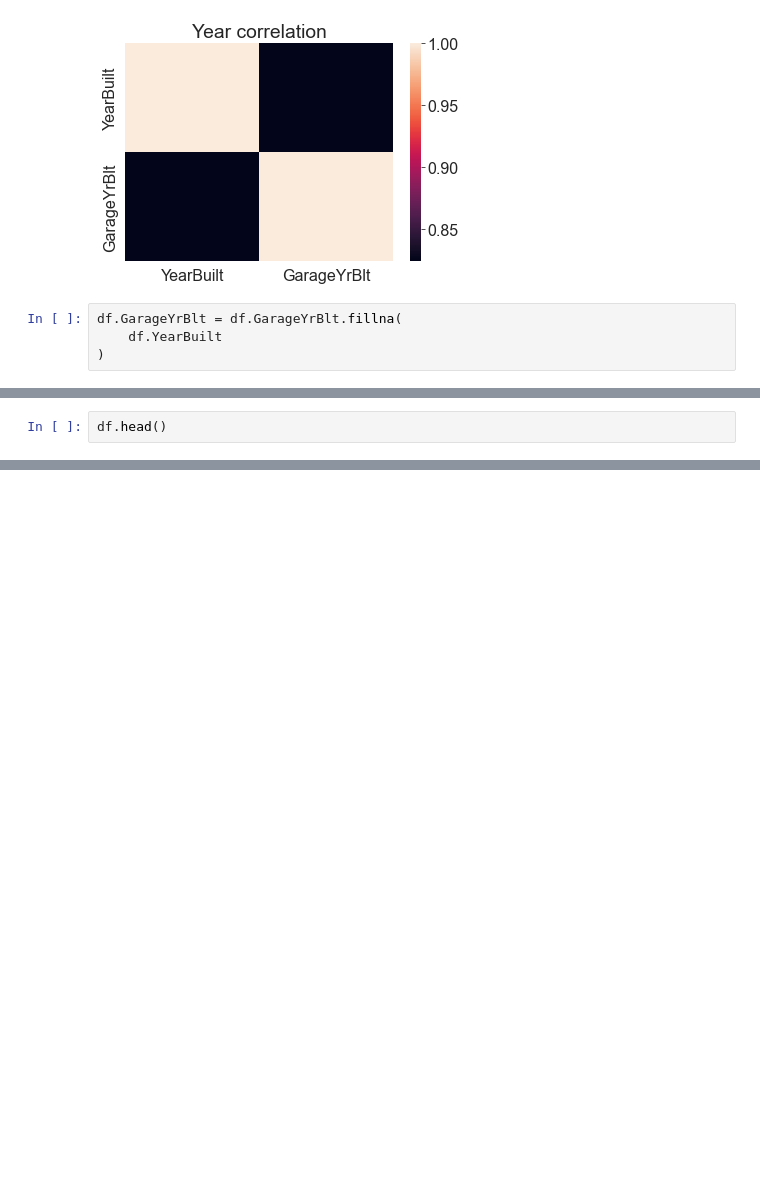
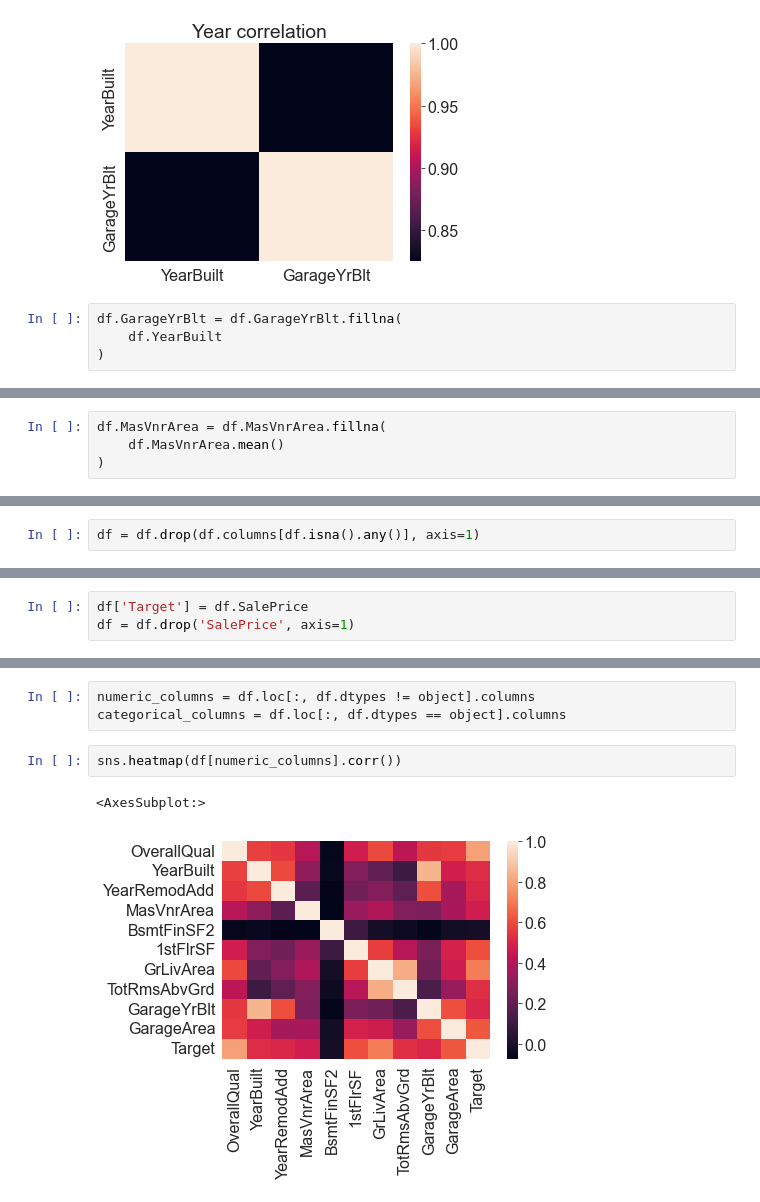
Before and after one commit to GoldenGarr/House-prices-reg, a Jupyter notebook: house_prices.ipynb, the cells around one changed output, grey strips where cells are left out. Cells and saved outputs as stored; diff of their text form; blank space fills up the shorter version.

```diff
--- a/house_prices.ipynb
+++ b/house_prices.ipynb
@@ -202,0 +211,4 @@ df = df.dropna(subset=['MasVnrArea'])
+# %%
+df.MasVnrArea = df.MasVnrArea.fillna(
+    df.MasVnrArea.mean()
+)
@@ -202,0 +224,2 @@ df = df.dropna(subset=['MasVnrArea'])
+# %%
+df = df.drop(df.columns[df.isna().any()], axis=1)
@@ -207,2 +234,3 @@ df.shape
 # %%
-df.head()
+df['Target'] = df.SalePrice
+df = df.drop('SalePrice', axis=1)
@@ -216,0 +237,8 @@ df.head()
+# %%
+numeric_columns = df.loc[:, df.dtypes != object].columns
+categorical_columns = df.loc[:, df.dtypes == object].columns
+# %%
+sns.heatmap(df[numeric_columns].corr())
+# %% [output]
+<AxesSubplot:>
+[figure, added]
```
Also changed, not shown: parts of 45 cells of this notebook.
